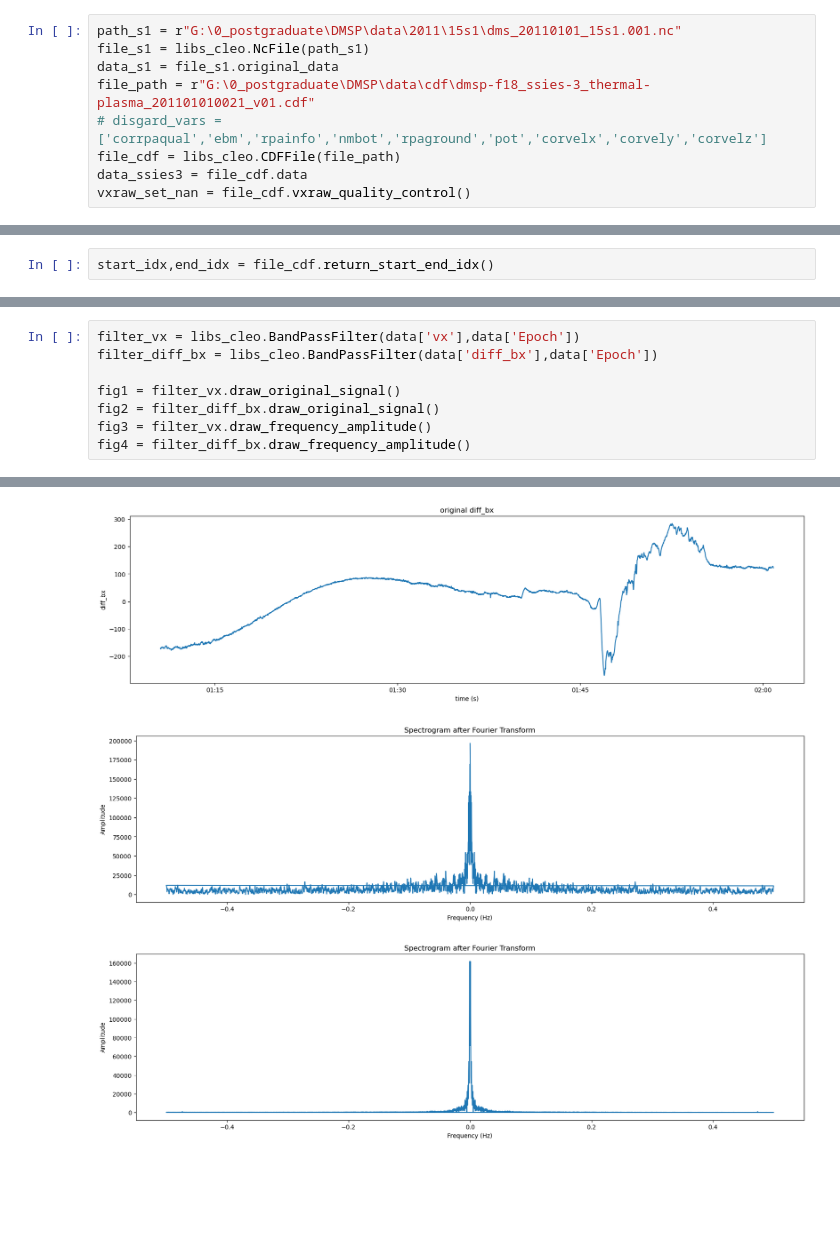
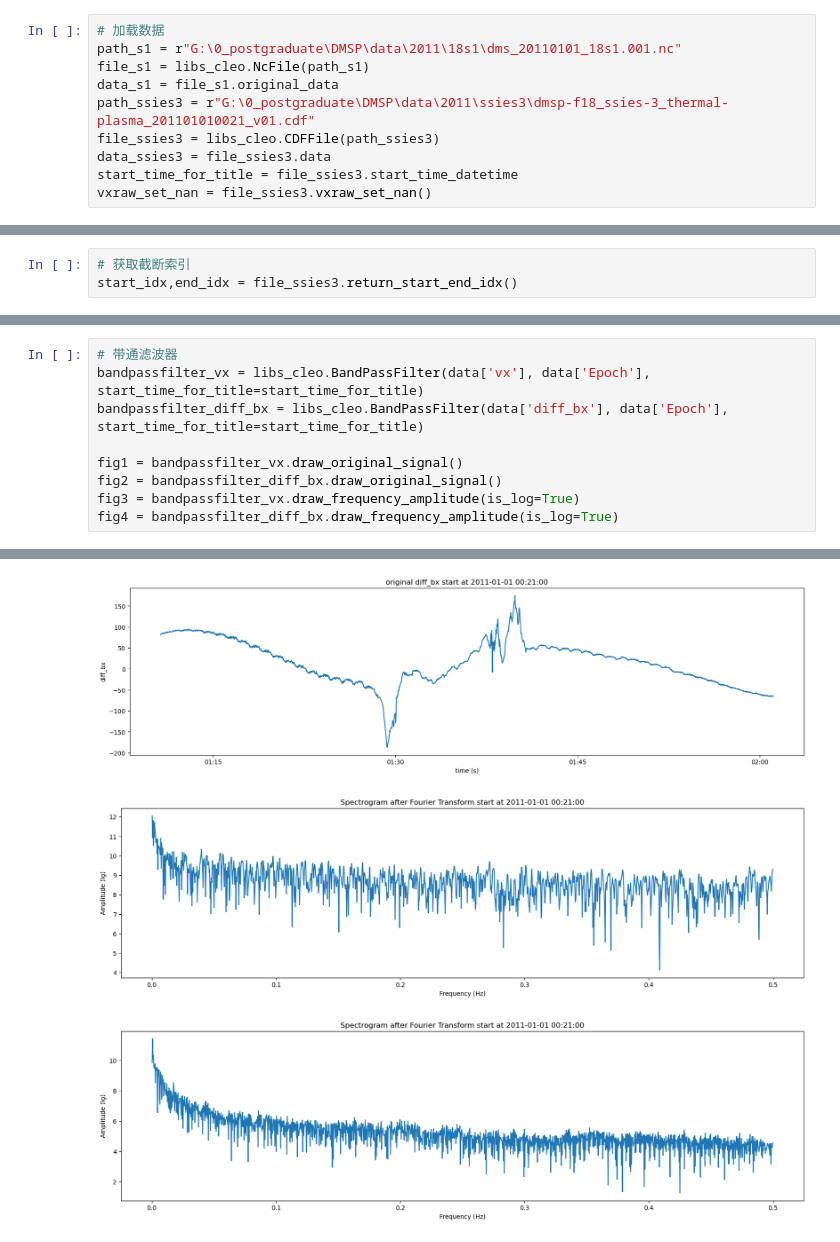
Before and after one commit to cleo24620/DMSP, a Jupyter notebook: code/walen_s1_ssies3.ipynb, the cells around one changed output, grey strips where cells are left out. Drawn from its saved outputs; the diff is of its cells as text; blank space fills up the shorter version.

```diff
--- a/code/walen_s1_ssies3.ipynb
+++ b/code/walen_s1_ssies3.ipynb
@@ -8,12 +6,13 @@ import matplotlib.dates as mdates
 # 确保 Matplotlib 图表正确显示在 Jupyter 中
 %matplotlib inline
 # %%
-path_s1 = r"G:\0_postgraduate\DMSP\data\2011\15s1\dms_20110101_15s1.001.nc"
+# 加载数据
+path_s1 = r"G:\0_postgraduate\DMSP\data\2011\18s1\dms_20110101_18s1.001.nc"
 file_s1 = libs_cleo.NcFile(path_s1)
 data_s1 = file_s1.original_data
-file_path = r"G:\0_postgraduate\DMSP\data\cdf\dmsp-f18_ssies-3_thermal-plasma_201101010021_v01.cdf"
-# disgard_vars = ['corrpaqual','ebm','rpainfo','nmbot','rpaground','pot','corvelx','corvely','corvelz']
-file_cdf = libs_cleo.CDFFile(file_path)
-data_ssies3 = file_cdf.data
-vxraw_set_nan = file_cdf.vxraw_quality_control()
+path_ssies3 = r"G:\0_postgraduate\DMSP\data\2011\ssies3\dmsp-f18_ssies-3_thermal-plasma_201101010021_v01.cdf"
+file_ssies3 = libs_cleo.CDFFile(path_ssies3)
+data_ssies3 = file_ssies3.data
+start_time_for_title = file_ssies3.start_time_datetime
+vxraw_set_nan = file_ssies3.vxraw_set_nan()
 # %%
@@ -24,3 +24,4 @@ vxraw_set_nan.plot()
 # %%
-start_idx,end_idx = file_cdf.return_start_end_idx()
+# 获取截断索引
+start_idx,end_idx = file_ssies3.return_start_end_idx()
 # %%
@@ -28,11 +30,12 @@ data = libs_cleo.walen_test_s1_sseis3(data_s1=data_s1,data_ssies3=data_ssies3,st
 data['vx'] = data['vx'].interpolate(method='linear')
 data['diff_bx'] = data['diff_bx'].interpolate(method='linear')
 # %%
-filter_vx = libs_cleo.BandPassFilter(data['vx'],data['Epoch'])
-filter_diff_bx = libs_cleo.BandPassFilter(data['diff_bx'],data['Epoch'])
+# 带通滤波器
+bandpassfilter_vx = libs_cleo.BandPassFilter(data['vx'], data['Epoch'], start_time_for_title=start_time_for_title)
+bandpassfilter_diff_bx = libs_cleo.BandPassFilter(data['diff_bx'], data['Epoch'], start_time_for_title=start_time_for_title)
 
-fig1 = filter_vx.draw_original_signal()
-fig2 = filter_diff_bx.draw_original_signal()
-fig3 = filter_vx.draw_frequency_amplitude()
-fig4 = filter_diff_bx.draw_frequency_amplitude()
+fig1 = bandpassfilter_vx.draw_original_signal()
+fig2 = bandpassfilter_diff_bx.draw_original_signal()
+fig3 = bandpassfilter_vx.draw_frequency_amplitude(is_log=True)
+fig4 = bandpassfilter_diff_bx.draw_frequency_amplitude(is_log=True)
 # %% [output]
@@ -40,4 +43,4 @@ fig4 = filter_diff_bx.draw_frequency_amplitude()
-[figure, old version]
+[figure, new version]
-[figure, old version]
+[figure, new version]
-[figure, old version]
+[figure, new version]
 # %%
```
Also changed, not shown: parts of 6 cells of this notebook, 8 other files.
